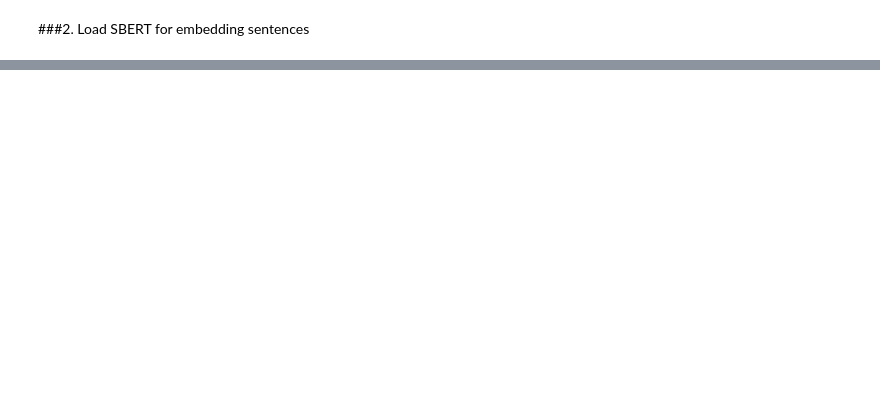
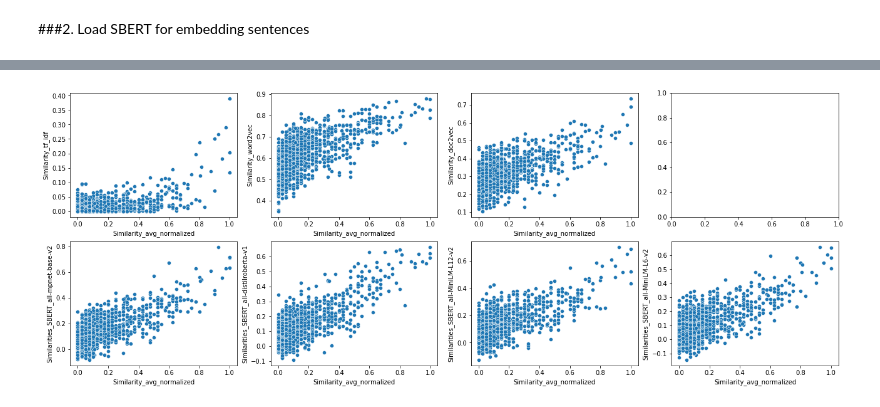
Before and after one commit to mariiabogdanova/SNLP-project, a Jupyter notebook: sbert.ipynb, the cells around one changed output, grey strips where cells are left out. Drawn from its saved outputs; the diff is of its cells as text; code cells hidden in the pictures; blank space fills up the shorter version.

Commit message:
Add visualization code to sbert file

```diff
--- a/sbert.ipynb
+++ b/sbert.ipynb
@@ -266,0 +392,24 @@ array([[1.        , 0.65984936],
+# %%
+fig, axes = plt.subplots(2, 4, figsize=(22, 8))
+
+sns.scatterplot(ax=axes[0, 0], x="Similarity_avg_normalized", y="Similarity_tf_idf", data=new_df);
+sns.scatterplot(ax=axes[0, 1], x="Similarity_avg_normalized", y="Similarity_word2vec", data=new_df);
+sns.scatterplot(ax=axes[0, 2], x="Similarity_avg_normalized", y="Similarity_doc2vec", data=new_df);
+# sns.scatterplot(ax=axes[0, 3], x="Similarity_avg_normalized", y="Similarities_SBERT_all-distilroberta-v1", data=new_df); ## FOR NEW Doc2Vec model
+
+sns.scatterplot(ax=axes[1, 0], x="Similarity_avg_normalized", y="Similarities_SBERT_all-mpnet-base-v2", data=new_df);
+sns.scatterplot(ax=axes[1, 1], x="Similarity_avg_normalized", y="Similarities_SBERT_all-distilroberta-v1", data=new_df);
+sns.scatterplot(ax=axes[1, 2], x="Similarity_avg_normalized", y="Similarities_SBERT_all-MiniLM-L12-v2", data=new_df);
+sns.scatterplot(ax=axes[1, 3], x="Similarity_avg_normalized", y="Similarities_SBERT_all-MiniLM-L6-v2", data=new_df);
+
+# sns.lmplot(x="Similarity_avg_normalized", y="Similarities_SBERT_all-distilroberta-v1", data=new_df, legend=True);
+# sns.scatterplot(x="Similarity_avg_normalized", y="Similarity_doc2vec", data=new_df);
+# sns.lmplot(x="Similarity_avg_normalized", y="Similarity_doc2vec", data=new_df, legend=True);
+# sns.scatterplot(x="Similarity_avg_normalized", y="Similarity_tf_idf", data=new_df);
+# sns.lmplot(x="Similarity_avg_normalized", y="Similarity_tf_idf", data=new_df, legend=True);
+# sns.scatterplot(x="Similarity_avg_normalized", y="Similarity_word2vec", data=new_df);
+# sns.lmplot(x="Similarity_avg_normalized", y="Similarity_word2vec", data=new_df, legend=True);
+
+# Put the legend out of the figure
+# %% [output]
+[figure, added]
```
Also changed, not shown: parts of 21 cells of this notebook.
